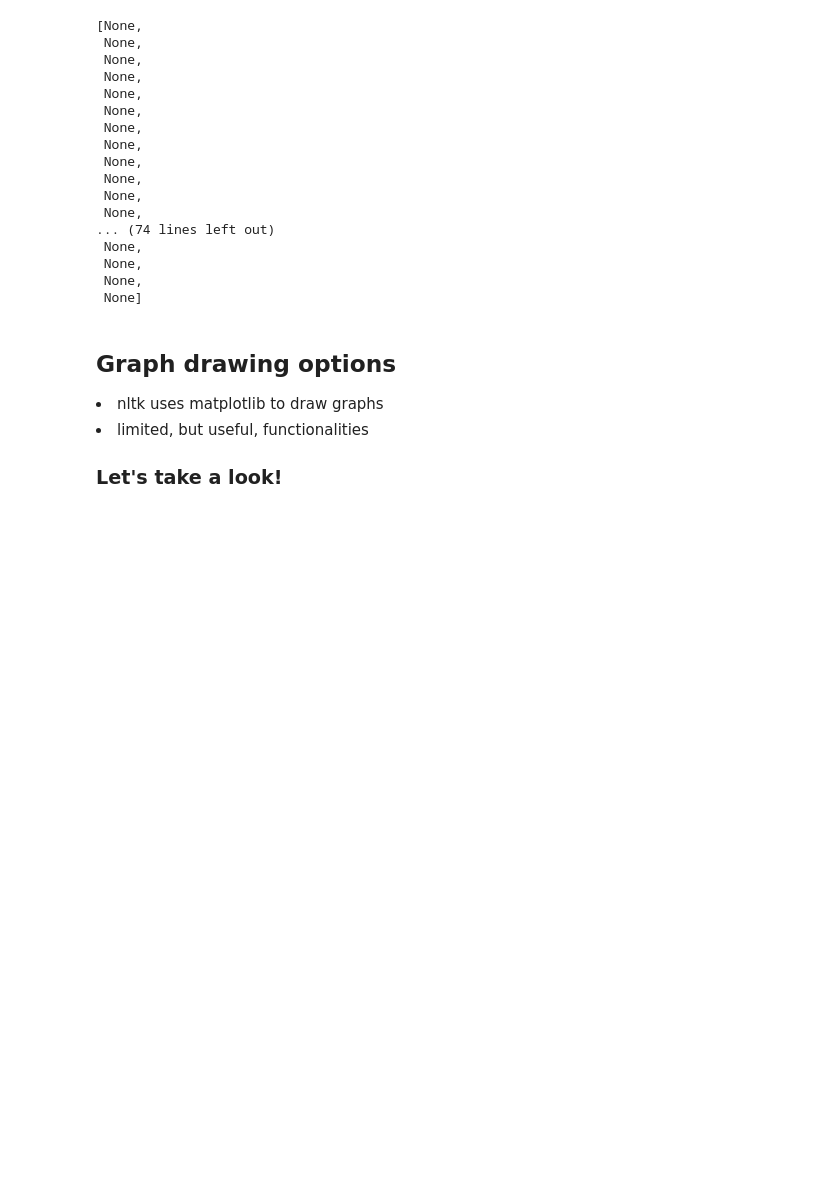
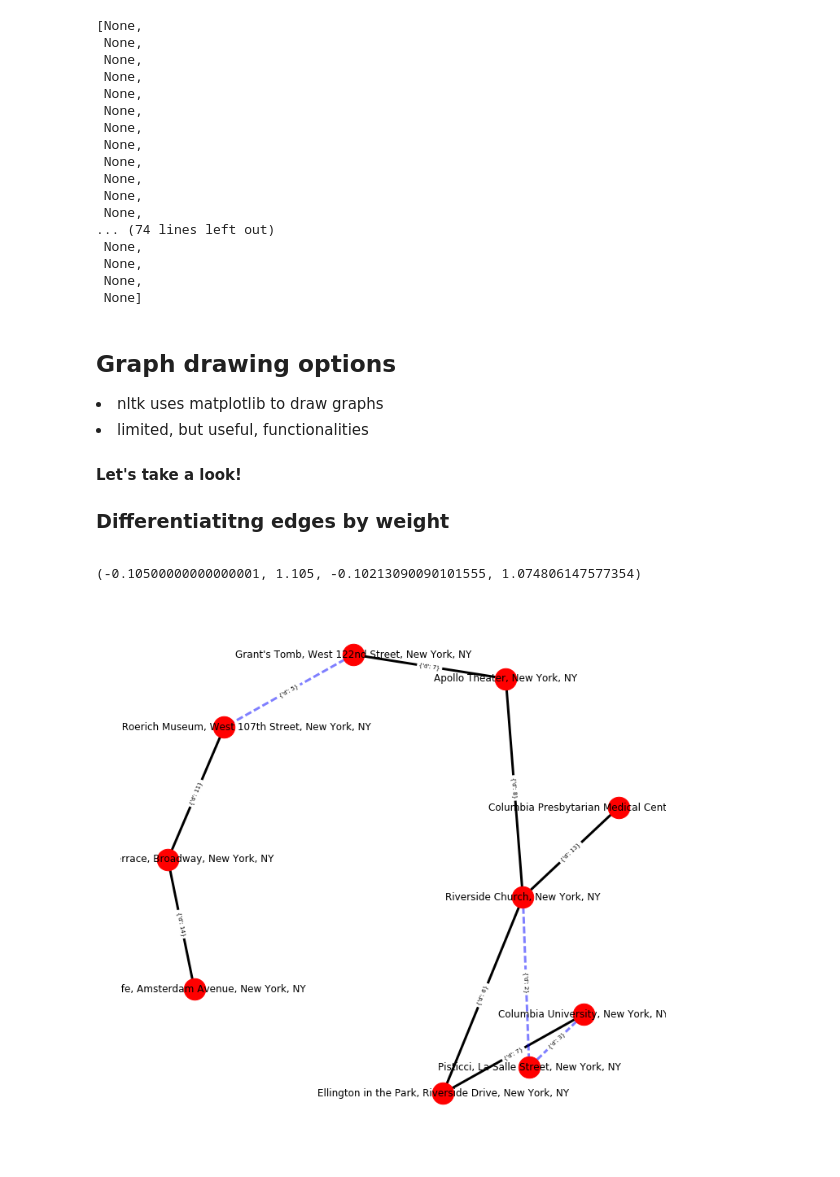
Before and after one commit to VSerpak/BAMM.101x-Analytics-in-Python, a Jupyter notebook: _Bamm_101_All_Notebooks/_8_BAMM_101_W_10_Network.ipynb, the cells around one changed output. Cells and saved outputs as stored; diff of their text form; code cells hidden in the pictures; blank space fills up the shorter version.

```diff
--- a/_Bamm_101_All_Notebooks/_8_BAMM_101_W_10_Network.ipynb
+++ b/_Bamm_101_All_Notebooks/_8_BAMM_101_W_10_Network.ipynb
@@ -745,4 +738,31 @@ Apollo Theater, New York, NY Audubon Terrace, Broadway, New York, NY 3 23
 <h2>Graph drawing options</h2>
 <li>nltk uses matplotlib to draw graphs
 <li>limited, but useful, functionalities
-<h3>Let's take a look!</h3>
+<h4>Let's take a look!</h4>
+
+<h3> Differentiatitng edges by weight</h3>
+# %%
+# Divide edges into two groups based on weight
+# Easily extendable to n-groups
+
+elarge=[(u,v) for (u,v,d) in address_graph.edges(data=True) if d['d'] > 5]
+esmall=[(u,v) for (u,v,d) in address_graph.edges(data=True) if d['d'] <= 5]
+
+pos=nx.spring_layout(address_graph)
+plt.figure(1,figsize=(12,12))
+
+nx.draw_networkx_nodes(address_graph,pos,node_size=700)
+nx.draw_networkx_edges(address_graph,pos,edgelist=elarge,width=3)
+nx.draw_networkx_edges(address_graph,pos,edgelist=esmall,width=3,
+                      alpha=0.5,edge_color='b',style='dashed')
+
+nx.draw_networkx_labels(address_graph,pos,font_size=12,font_family='sans-serif')
+nx.draw_networkx_edge_labels(address_graph,pos,font_size=7)
+
+plt.axis('off')
+
+# save as png if you need to use it in a report or web app
+#plt.savefig("address_graph.png")
+# %% [output]
+(-0.10500000000000001, 1.105, -0.10213090090101555, 1.074806147577354)
+[figure, added]
```
Also changed, not shown: parts of 10 cells of this notebook, 1 other file.
